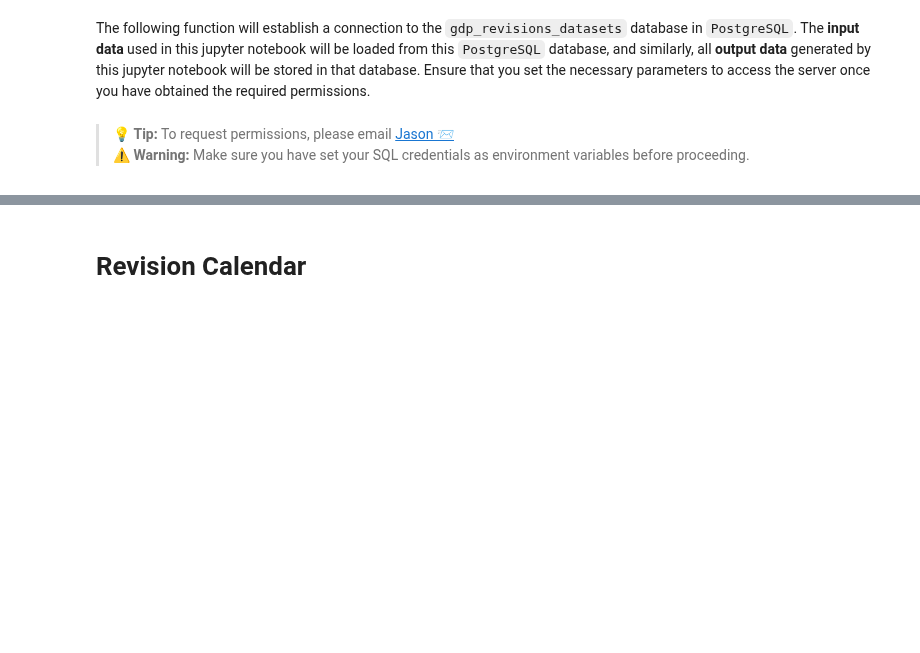
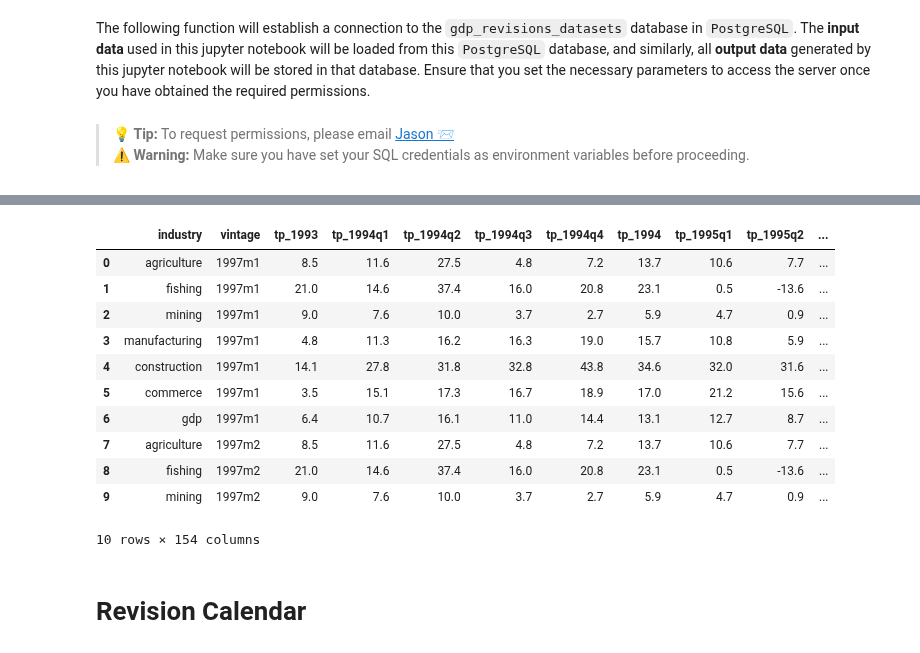
Before and after one commit to JasonCruz18/peru_gdp_revisions, a Jupyter notebook: gdp_revisions_datasets/new_gdp_rtd.ipynb, the cells around one changed output, grey strips where cells are left out. Cells and saved outputs as stored; diff of their text form; code cells hidden in the pictures; blank space fills up the shorter version.

```diff
--- a/gdp_revisions_datasets/new_gdp_rtd.ipynb
+++ b/gdp_revisions_datasets/new_gdp_rtd.ipynb
@@ -505,7 +533,8 @@ concatenated_1['new_gdp_rtd_table_1_batch_1']["target_period"].dtype
 concatenated_2 = concatenate_table_2(
     input_data_subfolder = input_data_subfolder,
     record_folder = record_folder,
-    record_txt = '4_concatenated_vintages_tab_2.txt',
+    record_txt = '4_concatenated_rtd_tab_2.txt',
     persist = True,
     persist_folder = output_data_subfolder
+    csv_file_label =
 )
@@ -512,5 +550,18 @@ concatenated_2 = concatenate_table_2(
 # %%
-concatenated_2['new_gdp_rtd_table_2_batch_3']
+concatenated_2.head(10)
+# %% [output]
+|  | industry | vintage | tp_1993 | tp_1994q1 | tp_1994q2 | tp_1994q3 | tp_1994q4 | tp_1994 | tp_1995q1 | tp_1995q2 | ... |
+| 0 | agriculture | 1997m1 | 8.5 | 11.6 | 27.5 | 4.8 | 7.2 | 13.7 | 10.6 | 7.7 | ... |
+| 1 | fishing | 1997m1 | 21.0 | 14.6 | 37.4 | 16.0 | 20.8 | 23.1 | 0.5 | -13.6 | ... |
+| 2 | mining | 1997m1 | 9.0 | 7.6 | 10.0 | 3.7 | 2.7 | 5.9 | 4.7 | 0.9 | ... |
+| 3 | manufacturing | 1997m1 | 4.8 | 11.3 | 16.2 | 16.3 | 19.0 | 15.7 | 10.8 | 5.9 | ... |
+| 4 | construction | 1997m1 | 14.1 | 27.8 | 31.8 | 32.8 | 43.8 | 34.6 | 32.0 | 31.6 | ... |
+| 5 | commerce | 1997m1 | 3.5 | 15.1 | 17.3 | 16.7 | 18.9 | 17.0 | 21.2 | 15.6 | ... |
+| 6 | gdp | 1997m1 | 6.4 | 10.7 | 16.1 | 11.0 | 14.4 | 13.1 | 12.7 | 8.7 | ... |
+| 7 | agriculture | 1997m2 | 8.5 | 11.6 | 27.5 | 4.8 | 7.2 | 13.7 | 10.6 | 7.7 | ... |
+| 8 | fishing | 1997m2 | 21.0 | 14.6 | 37.4 | 16.0 | 20.8 | 23.1 | 0.5 | -13.6 | ... |
+| 9 | mining | 1997m2 | 9.0 | 7.6 | 10.0 | 3.7 | 2.7 | 5.9 | 4.7 | 0.9 | ... |
+10 rows × 154 columns
 # %% [markdown]
 # Revision Calendar
 # %%
```
Also changed, not shown: parts of 5 cells of this notebook, 3 other files.
